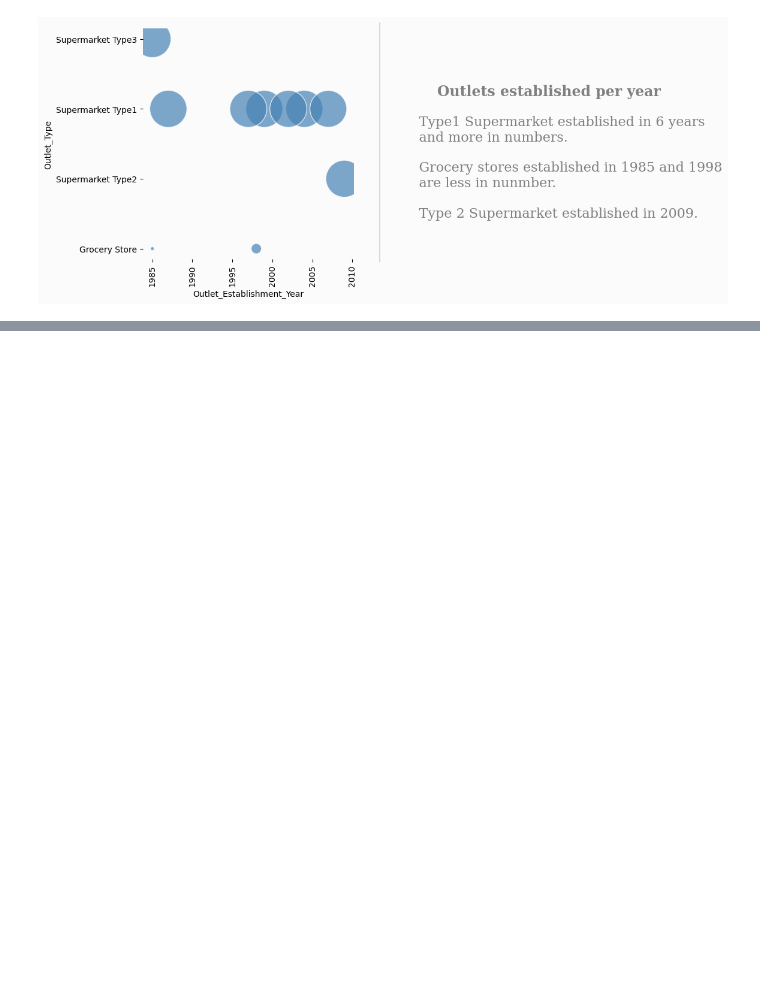
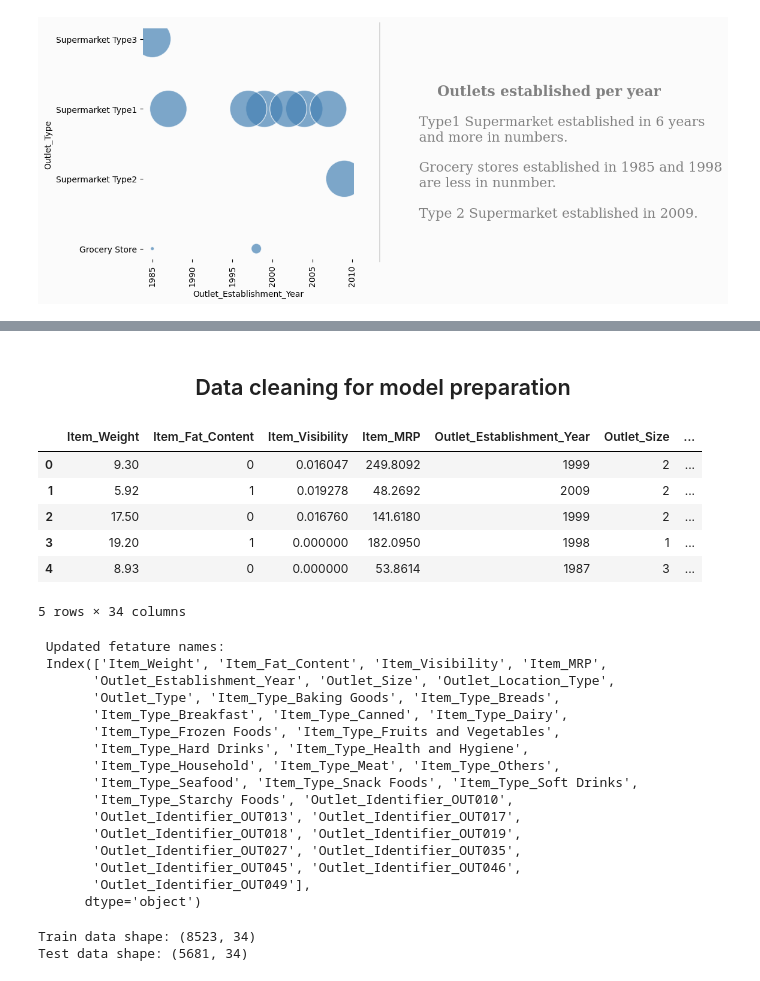
Before and after one commit to ajithcl/BigmartSalesPrediction, a Jupyter notebook: BigmartSalesPrediction.ipynb, the cells around one changed output, grey strips where cells are left out. Saved outputs shown, nothing was run; the diff lists cells and outputs as text; code cells hidden in the pictures; blank space fills up the shorter version.

```diff
--- a/BigmartSalesPrediction.ipynb
+++ b/BigmartSalesPrediction.ipynb
@@ -1059,0 +1143,80 @@ plt.show()
+# %% [markdown]
+## <center> Data cleaning for model preparation</center>
+# %%
+#working on df_total data frame, as its containing train and test data.
+#This will help in considering data from train and test file equally.
+
+#Item_Identifier - is a item identifier, having more unique values.Hence dropping it.
+df_total.drop("Item_Identifier",inplace=True,axis=1)
+
+lbl_encoder=LabelEncoder()
+#Fat content contains binary values. So label encode it.
+df_total['Item_Fat_Content'] = lbl_encoder.fit_transform(df_total['Item_Fat_Content'])
+
+#Outlet_Size having categorical data with certain order. So we can encode it based on order.
+#Outlet_Size mapping,  based on size.
+keys=['Small','Medium','High' ]
+values=[1,2,3]
+mapping = [{
+    'col':'Outlet_Size',
+    'mapping':dict(zip(keys,values))}]
+ord_encoder=OrdinalEncoder(cols='Outlet_Size',mapping=mapping)
+df_total.Outlet_Size=ord_encoder.fit_transform(df_total.Outlet_Size)
+
+#Locatio type also having data having certain order.
+#Location type mapping, based on location type
+keys=['Tier 1', 'Tier 2', 'Tier 3']
+values=[1,2,3]
+mapping = [{
+    'col':'Outlet_Location_Type',
+    'mapping':dict(zip(keys,values))}]
+ord_encoder=OrdinalEncoder(cols='Outlet_Location_Type',mapping=mapping)
+df_total.Outlet_Location_Type=ord_encoder.fit_transform(df_total.Outlet_Location_Type)
+
+#Outlet type also having data in certain order.
+#Outlet type mapping, based on Outlet type
+keys=['Grocery Store','Supermarket Type1', 'Supermarket Type2', 'Supermarket Type3']
+values=[1,2,3,4]
+mapping = [{
+    'col':'Outlet_Type',
+    'mapping':dict(zip(keys,values))}]
+ord_encoder=OrdinalEncoder(cols='Outlet_Type',mapping=mapping)
+df_total.Outlet_Type=ord_encoder.fit_transform(df_total.Outlet_Type)
+
+#Item_Type and Outlet_Identifier doesn't follow any order. So encode without any order.
+df_total=pd.get_dummies(df_total)
+display (df_total.head())
+
+print(f"\n Updated fetature names: \n {df_total.columns}")
+# %% [output]
+|  | Item_Weight | Item_Fat_Content | Item_Visibility | Item_MRP | Outlet_Establishment_Year | Outlet_Size | ... |
+| 0 | 9.30 | 0 | 0.016047 | 249.8092 | 1999 | 2 | ... |
+| 1 | 5.92 | 1 | 0.019278 | 48.2692 | 2009 | 2 | ... |
+| 2 | 17.50 | 0 | 0.016760 | 141.6180 | 1999 | 2 | ... |
+| 3 | 19.20 | 1 | 0.000000 | 182.0950 | 1998 | 1 | ... |
+| 4 | 8.93 | 0 | 0.000000 | 53.8614 | 1987 | 3 | ... |
+5 rows × 34 columns
+ Updated fetature names:
+ Index(['Item_Weight', 'Item_Fat_Content', 'Item_Visibility', 'Item_MRP',
+       'Outlet_Establishment_Year', 'Outlet_Size', 'Outlet_Location_Type',
+       'Outlet_Type', 'Item_Type_Baking Goods', 'Item_Type_Breads',
+       'Item_Type_Breakfast', 'Item_Type_Canned', 'Item_Type_Dairy',
+       'Item_Type_Frozen Foods', 'Item_Type_Fruits and Vegetables',
+       'Item_Type_Hard Drinks', 'Item_Type_Health and Hygiene',
+       'Item_Type_Household', 'Item_Type_Meat', 'Item_Type_Others',
+       'Item_Type_Seafood', 'Item_Type_Snack Foods', 'Item_Type_Soft Drinks',
+       'Item_Type_Starchy Foods', 'Outlet_Identifier_OUT010',
+       'Outlet_Identifier_OUT013', 'Outlet_Identifier_OUT017',
+       'Outlet_Identifier_OUT018', 'Outlet_Identifier_OUT019',
+       'Outlet_Identifier_OUT027', 'Outlet_Identifier_OUT035',
+       'Outlet_Identifier_OUT045', 'Outlet_Identifier_OUT046',
+       'Outlet_Identifier_OUT049'],
+      dtype='object')
+# %%
+#Retrieve data to train and test data frames
+df_train = df_total.loc[train_index]
+df_test = df_total.loc[test_index]
+print (f"\nTrain data shape: {df_train.shape} \nTest data shape: {df_test.shape}\n")
+# %% [output]
+Train data shape: (8523, 34)
+Test data shape: (5681, 34)
```
Also changed, not shown: parts of 17 cells of this notebook.
